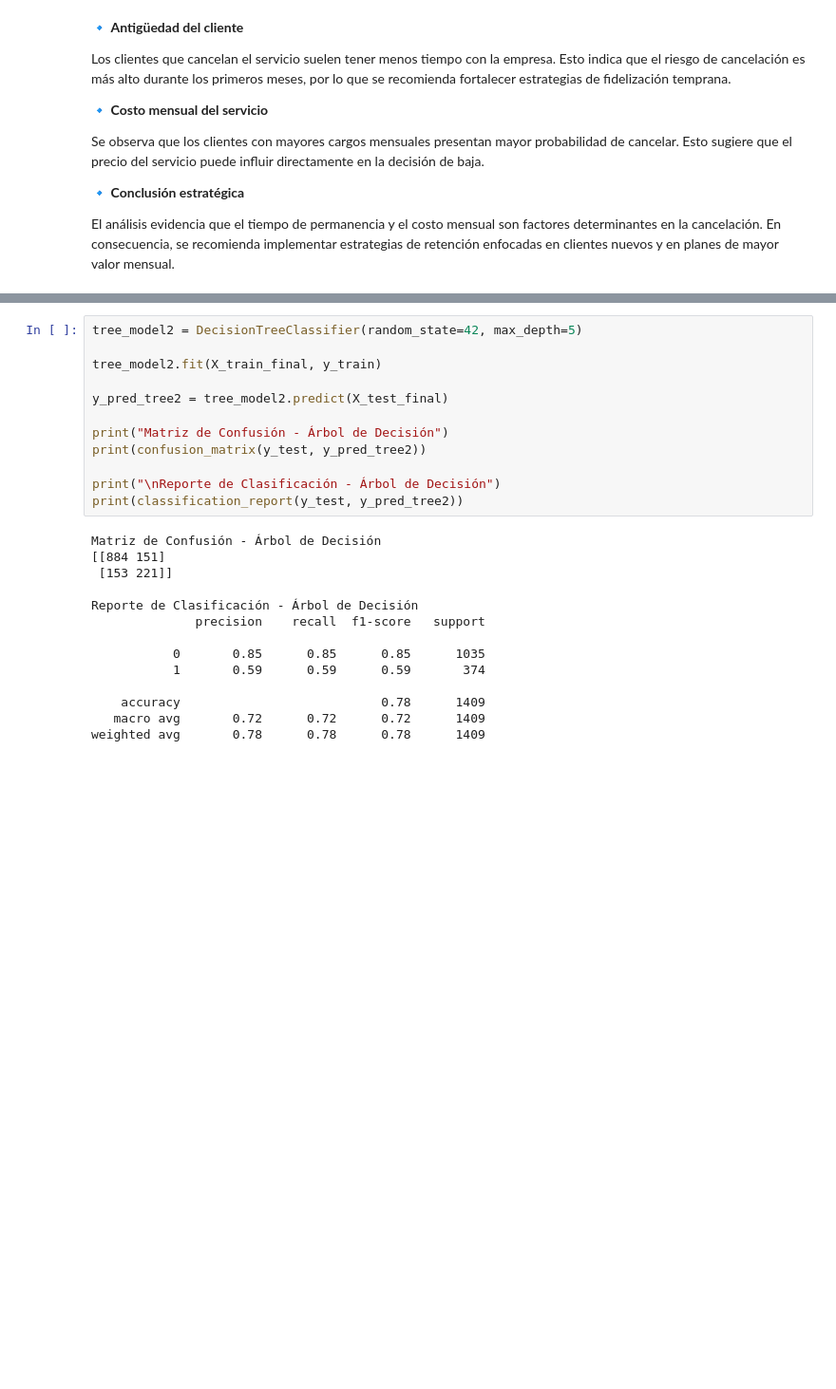
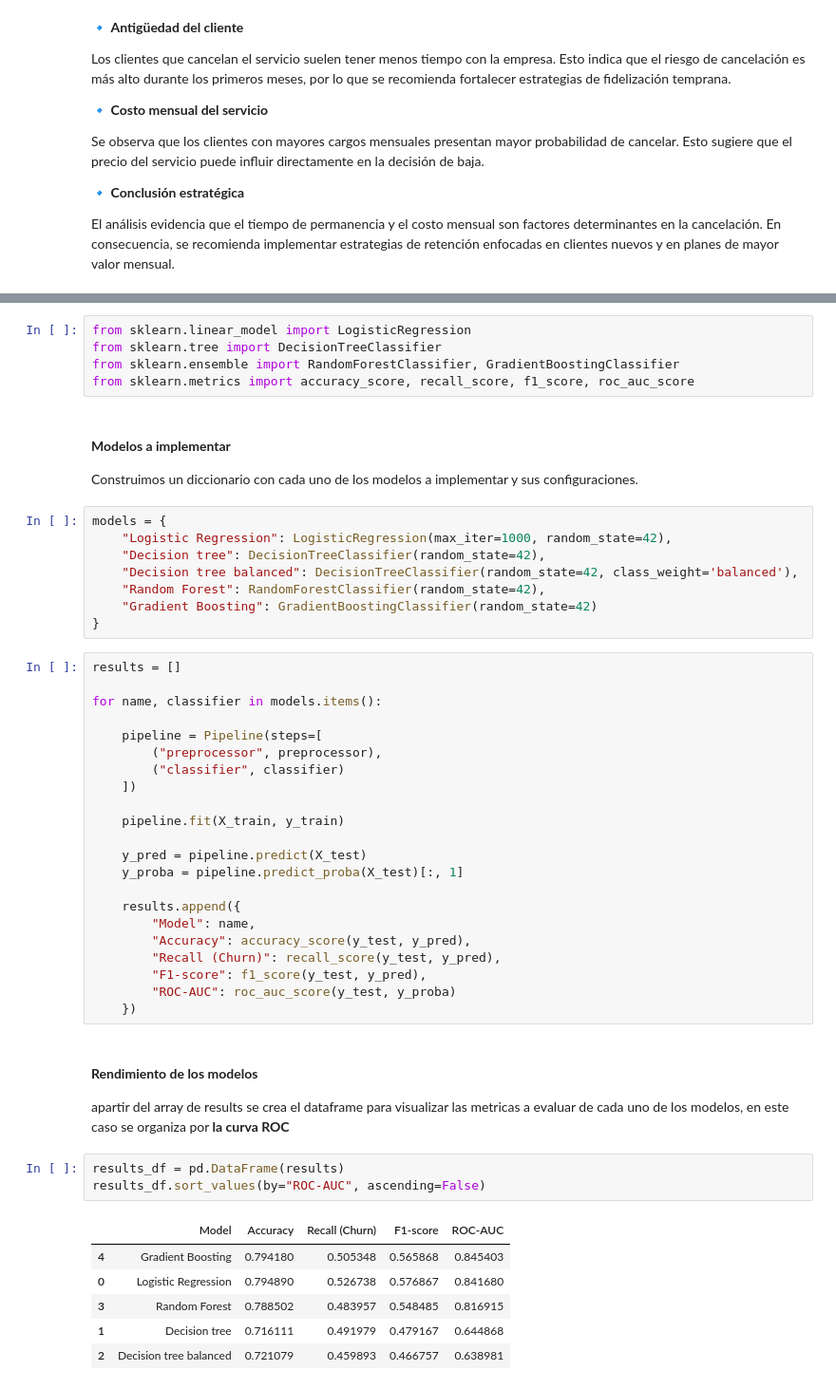
Before and after one commit to ECastro08/challenge_telecomX_2, a Jupyter notebook: Challenge_2_telecomX.ipynb, the cells around one changed output, grey strips where cells are left out. Shown at 95% size. Cells and saved outputs as stored; diff of their text form; blank space fills up the shorter version.

```diff
--- a/Challenge_2_telecomX.ipynb
+++ b/Challenge_2_telecomX.ipynb
@@ -359,26 +201,51 @@ La profundidad óptima se encuentra en **max_depth = 5**, donde el modelo:
-# %%
-tree_model2 = DecisionTreeClassifier(random_state=42, max_depth=5)
-
-tree_model2.fit(X_train_final, y_train)
-
-y_pred_tree2 = tree_model2.predict(X_test_final)
-
-print("Matriz de Confusión - Árbol de Decisión")
-print(confusion_matrix(y_test, y_pred_tree2))
-
-print("\nReporte de Clasificación - Árbol de Decisión")
-print(classification_report(y_test, y_pred_tree2))
-# %% [output]
-Matriz de Confusión - Árbol de Decisión
-[[884 151]
- [153 221]]
-
-Reporte de Clasificación - Árbol de Decisión
-              precision    recall  f1-score   support
-
-           0       0.85      0.85      0.85      1035
-           1       0.59      0.59      0.59       374
-
-    accuracy                           0.78      1409
-   macro avg       0.72      0.72      0.72      1409
-weighted avg       0.78      0.78      0.78      1409
+# %%
+from sklearn.linear_model import LogisticRegression
+from sklearn.tree import DecisionTreeClassifier
+from sklearn.ensemble import RandomForestClassifier, GradientBoostingClassifier
+from sklearn.metrics import accuracy_score, recall_score, f1_score, roc_auc_score
+# %% [markdown]
+#### **Modelos a implementar**
+Construimos un diccionario con cada uno de los modelos a implementar y sus configuraciones.
+# %%
+models = {
+    "Logistic Regression": LogisticRegression(max_iter=1000, random_state=42),
+    "Decision tree": DecisionTreeClassifier(random_state=42),
+    "Decision tree balanced": DecisionTreeClassifier(random_state=42, class_weight='balanced'),
+    "Random Forest": RandomForestClassifier(random_state=42),
+    "Gradient Boosting": GradientBoostingClassifier(random_state=42)
+}
+# %%
+results = []
+
+for name, classifier in models.items():
+
+    pipeline = Pipeline(steps=[
+        ("preprocessor", preprocessor),
+        ("classifier", classifier)
+    ])
+
+    pipeline.fit(X_train, y_train)
+
+    y_pred = pipeline.predict(X_test)
+    y_proba = pipeline.predict_proba(X_test)[:, 1]
+
+    results.append({
+        "Model": name,
+        "Accuracy": accuracy_score(y_test, y_pred),
+        "Recall (Churn)": recall_score(y_test, y_pred),
+        "F1-score": f1_score(y_test, y_pred),
+        "ROC-AUC": roc_auc_score(y_test, y_proba)
+    })
+# %% [markdown]
+#### **Rendimiento de los modelos**
+apartir del array de results se crea el dataframe para visualizar las metricas a evaluar de cada uno de los modelos, en este caso se organiza por **la curva ROC**
+# %%
+results_df = pd.DataFrame(results)
+results_df.sort_values(by="ROC-AUC", ascending=False)
+# %% [output]
+|  | Model | Accuracy | Recall (Churn) | F1-score | ROC-AUC |
+| 4 | Gradient Boosting | 0.794180 | 0.505348 | 0.565868 | 0.845403 |
+| 0 | Logistic Regression | 0.794890 | 0.526738 | 0.576867 | 0.841680 |
+| 3 | Random Forest | 0.788502 | 0.483957 | 0.548485 | 0.816915 |
+| 1 | Decision tree | 0.716111 | 0.491979 | 0.479167 | 0.644868 |
+| 2 | Decision tree balanced | 0.721079 | 0.459893 | 0.466757 | 0.638981 |
```
Also changed, not shown: parts of 20 cells of this notebook.
